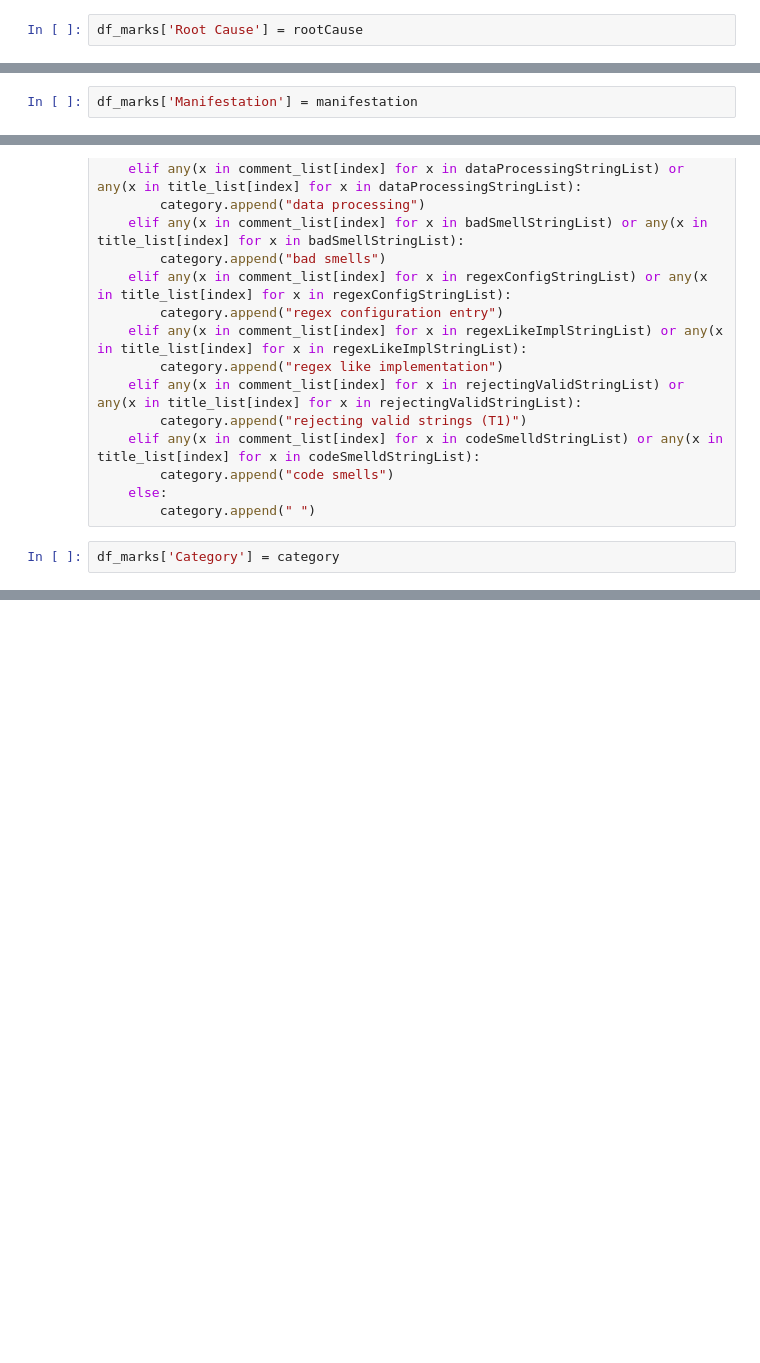
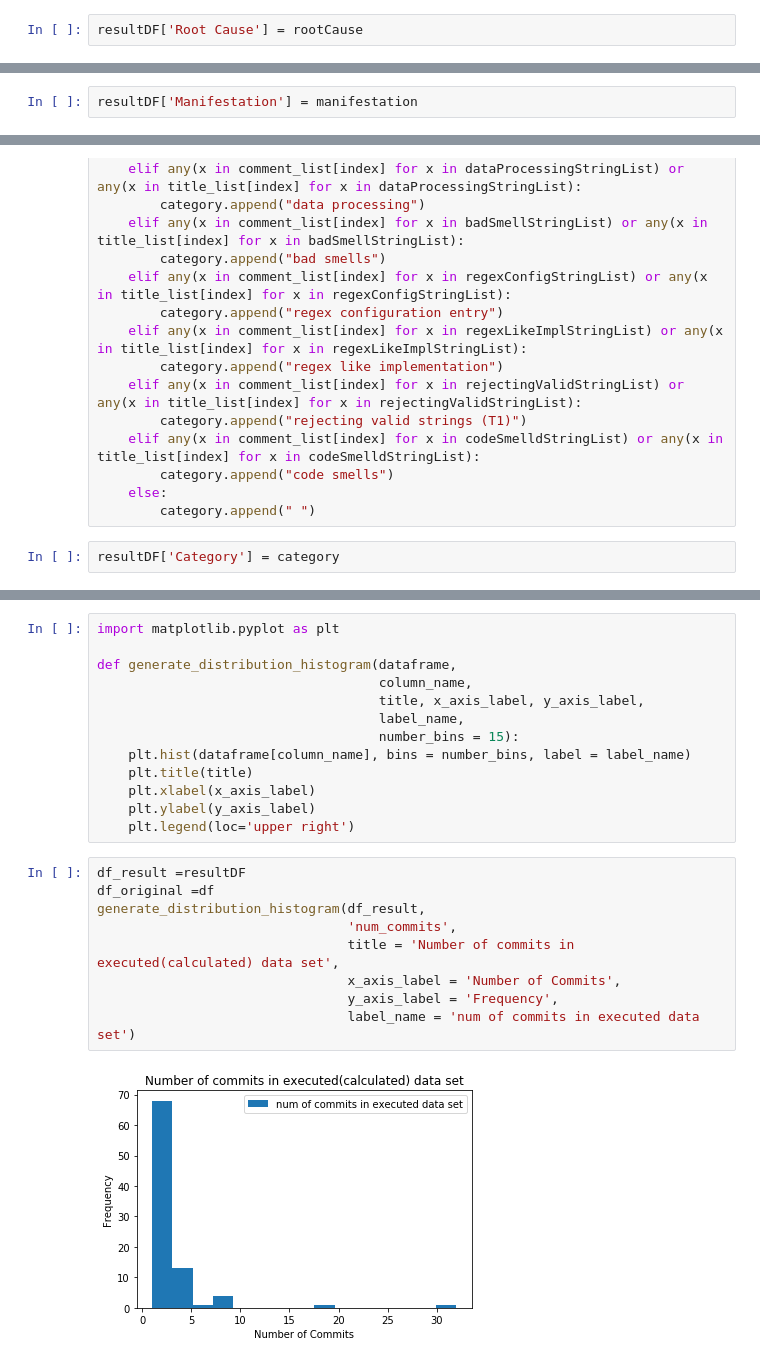
Before and after one commit to AnoopKiranAM/MSR_Assignment2, a Jupyter notebook: process/MSR_assignment-2.ipynb, the cells around one changed output, grey strips where cells are left out. Saved outputs shown, nothing was run; the diff lists cells and outputs as text; blank space fills up the shorter version.

```diff
--- a/process/MSR_assignment-2.ipynb
+++ b/process/MSR_assignment-2.ipynb
@@ -166,4 +162,4 @@ for index in range(len(comment_list)):
     else:
         rootCause.append("Other")
 # %%
-df_marks['Root Cause'] = rootCause
+resultDF['Root Cause'] = rootCause
@@ -205,4 +201,4 @@ for index in range(len(comment_list)):
     else:
         manifestation.append("other failure")
 # %%
-df_marks['Manifestation'] = manifestation
+resultDF['Manifestation'] = manifestation
@@ -254,4 +249,4 @@ for index in range(len(comment_list)):
     else:
         category.append(" ")
 # %%
-df_marks['Category'] = category
+resultDF['Category'] = category
@@ -295,0 +315,24 @@ UnknownObjectException: 404 {"message": "Not Found", "documentation_url": "https
+# %%
+import matplotlib.pyplot as plt
+
+def generate_distribution_histogram(dataframe,
+                                    column_name,
+                                    title, x_axis_label, y_axis_label,
+                                    label_name,
+                                    number_bins = 15):
+    plt.hist(dataframe[column_name], bins = number_bins, label = label_name)
+    plt.title(title)
+    plt.xlabel(x_axis_label)
+    plt.ylabel(y_axis_label)
+    plt.legend(loc='upper right')
+# %%
+df_result =resultDF
+df_original =df
+generate_distribution_histogram(df_result,
+                                'num_commits',
+                                title = 'Number of commits in executed(calculated) data set',
+                                x_axis_label = 'Number of Commits',
+                                y_axis_label = 'Frequency',
+                                label_name = 'num of commits in executed data set')
+# %% [output]
+[figure, added]
```
Also changed, not shown: parts of 35 cells of this notebook.
